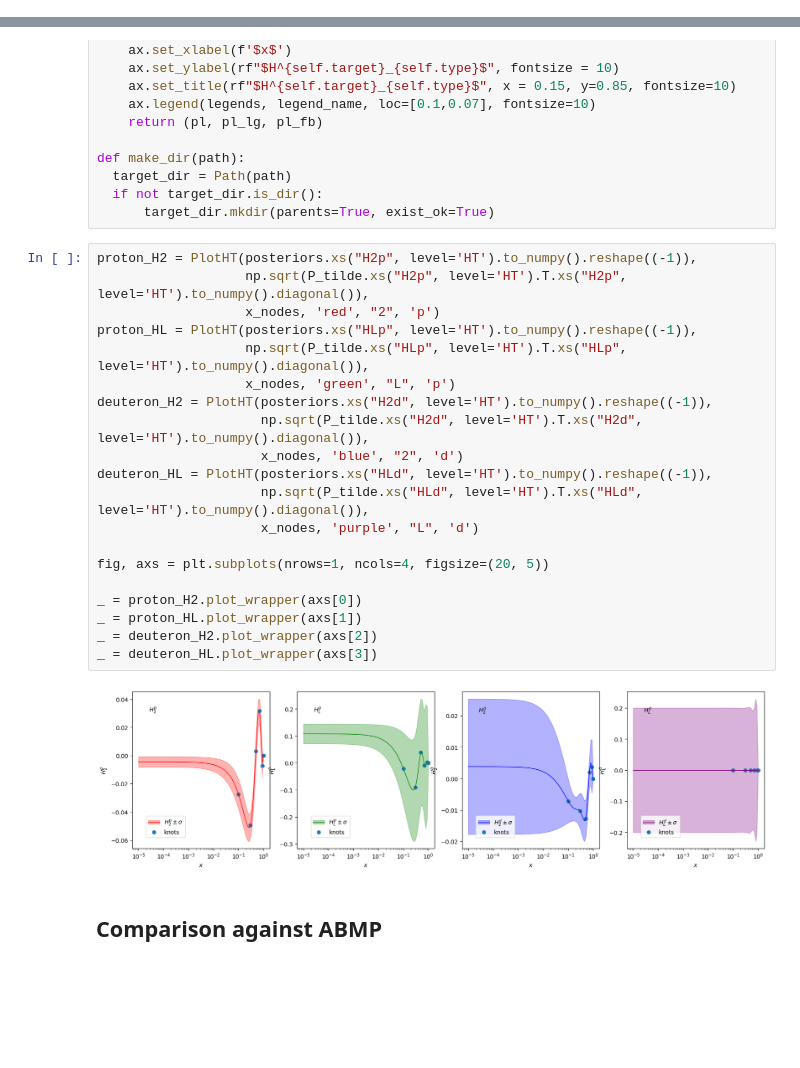
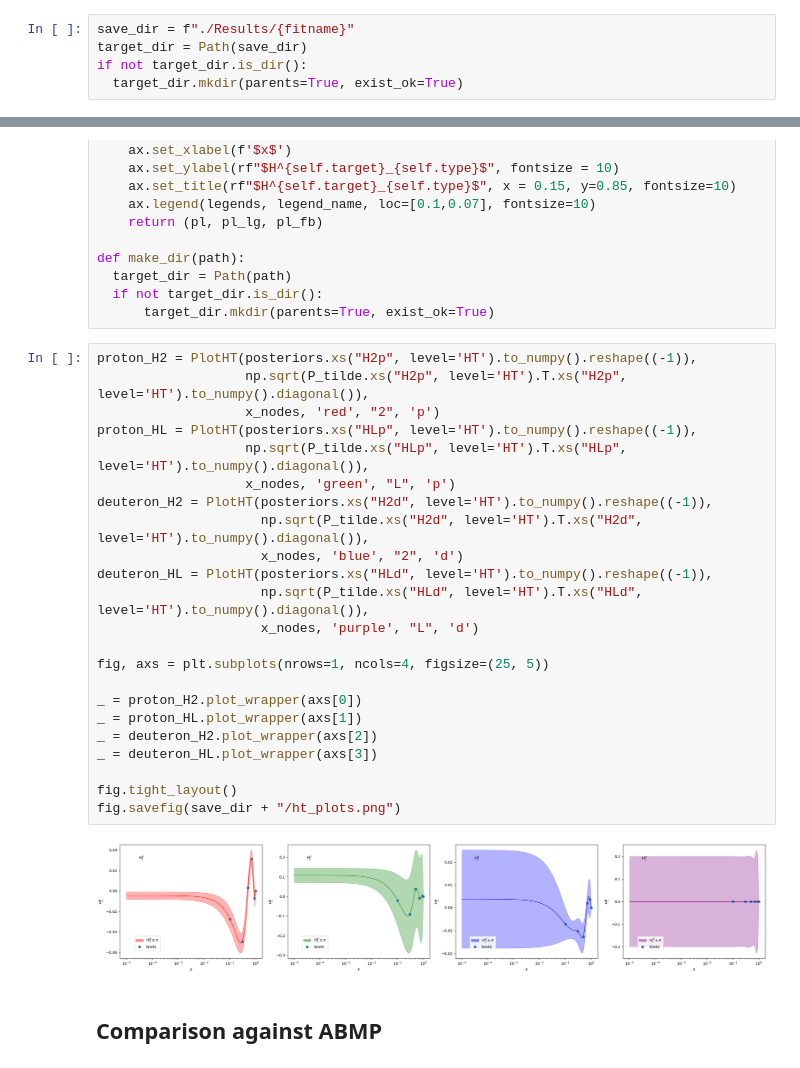
Before and after one commit to RoyStegeman/higher_twist, a Jupyter notebook: higher_twist/ht_tcm.ipynb, the cells around one changed output, grey strips where cells are left out. Saved outputs shown, nothing was run; the diff lists cells and outputs as text; blank space fills up the shorter version.

Commit message:
Saving results -- added .gitignore

```diff
--- a/higher_twist/ht_tcm.ipynb
+++ b/higher_twist/ht_tcm.ipynb
@@ -14,6 +14,11 @@ from validphys.convolution import central_fk_predictions
 # %%
 fitname = "240927_test_new_ht_covmat"
 thcovmat_dict = API.fit(fit=fitname).as_input()["theorycovmatconfig"]
+# %%
+save_dir = f"./Results/{fitname}"
+target_dir = Path(save_dir)
+if not target_dir.is_dir():
+  target_dir.mkdir(parents=True, exist_ok=True)
 # %%
 H2_coeff_list = thcovmat_dict["H2_list"]
 HL_coeff_list = thcovmat_dict["HL_list"]
@@ -443,25 +445,28 @@ def make_dir(path):
 # %%
 proton_H2 = PlotHT(posteriors.xs("H2p", level='HT').to_numpy().reshape((-1)),
                    np.sqrt(P_tilde.xs("H2p", level='HT').T.xs("H2p", level='HT').to_numpy().diagonal()),
                    x_nodes, 'red', "2", 'p')
 proton_HL = PlotHT(posteriors.xs("HLp", level='HT').to_numpy().reshape((-1)),
                    np.sqrt(P_tilde.xs("HLp", level='HT').T.xs("HLp", level='HT').to_numpy().diagonal()),
                    x_nodes, 'green', "L", 'p')
 deuteron_H2 = PlotHT(posteriors.xs("H2d", level='HT').to_numpy().reshape((-1)),
                      np.sqrt(P_tilde.xs("H2d", level='HT').T.xs("H2d", level='HT').to_numpy().diagonal()),
                      x_nodes, 'blue', "2", 'd')
 deuteron_HL = PlotHT(posteriors.xs("HLd", level='HT').to_numpy().reshape((-1)),
                      np.sqrt(P_tilde.xs("HLd", level='HT').T.xs("HLd", level='HT').to_numpy().diagonal()),
                      x_nodes, 'purple', "L", 'd')
 
-fig, axs = plt.subplots(nrows=1, ncols=4, figsize=(20, 5))
+fig, axs = plt.subplots(nrows=1, ncols=4, figsize=(25, 5))
 
 _ = proton_H2.plot_wrapper(axs[0])
 _ = proton_HL.plot_wrapper(axs[1])
 _ = deuteron_H2.plot_wrapper(axs[2])
 _ = deuteron_HL.plot_wrapper(axs[3])
+
+fig.tight_layout()
+fig.savefig(save_dir + "/ht_plots.png")
 # %% [output]
-[figure, old version]
+[figure, new version]
 # %% [markdown]
 ## Comparison against ABMP
 # %%
```
Also changed, not shown: parts of 4 cells of this notebook, 1 other file.
